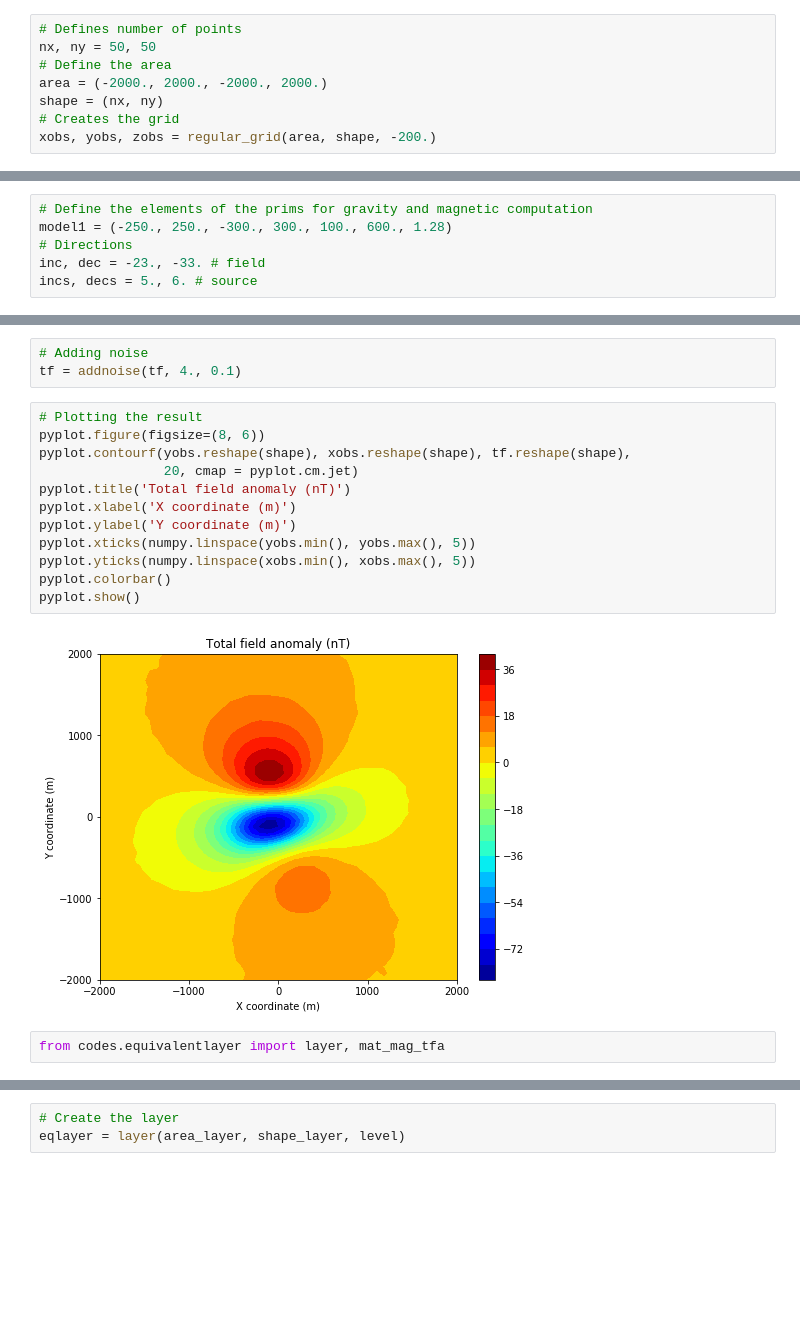
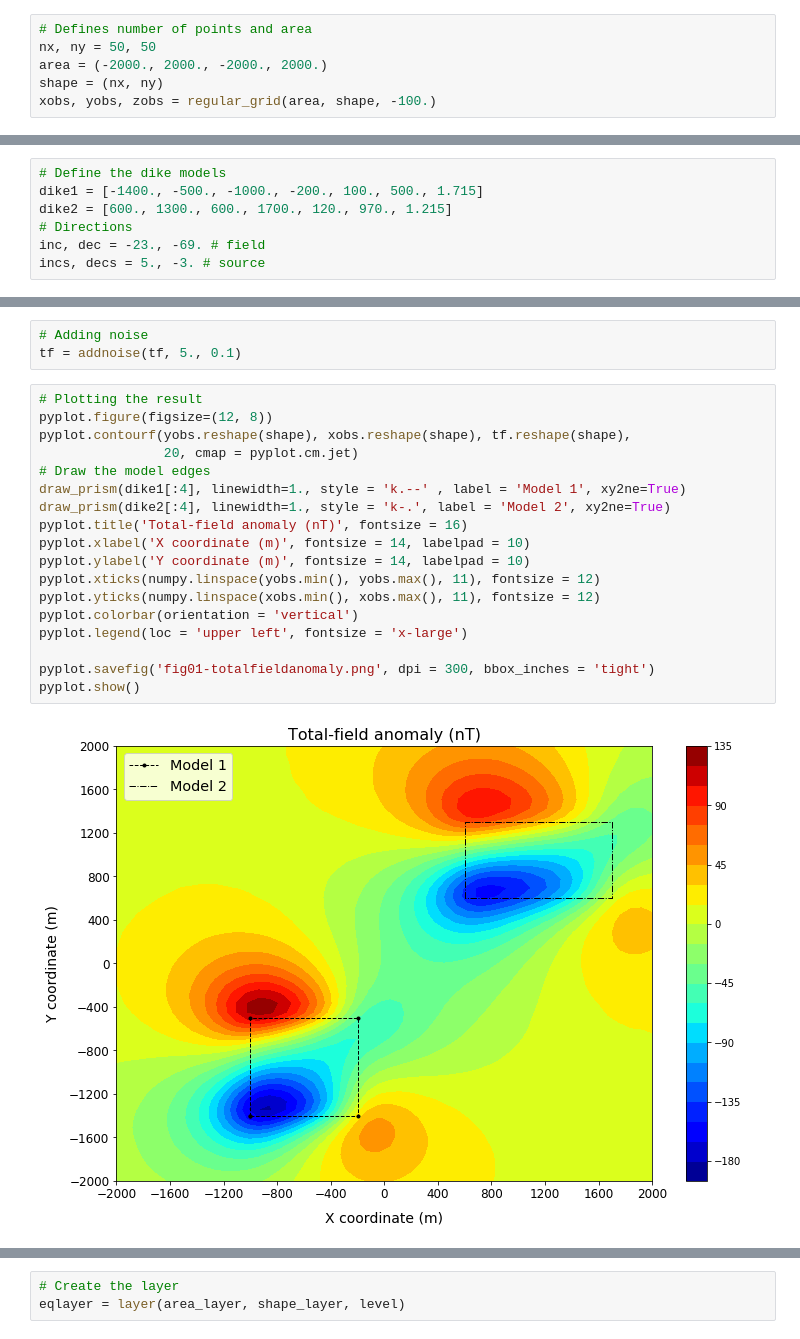
Before and after one commit to nelsondelimar/master, a Jupyter notebook: correlation_eqlayer.ipynb, the cells around one changed output, grey strips where cells are left out. Cells and saved outputs as stored; diff of their text form; blank space fills up the shorter version.

```diff
--- a/correlation_eqlayer.ipynb
+++ b/correlation_eqlayer.ipynb
@@ -11,8 +16,6 @@ from codes.statistical import analysis
 # %%
-# Defines number of points
+# Defines number of points and area
 nx, ny = 50, 50
-# Define the area
 area = (-2000., 2000., -2000., 2000.)
 shape = (nx, ny)
-# Creates the grid
-xobs, yobs, zobs = regular_grid(area, shape, -200.)
+xobs, yobs, zobs = regular_grid(area, shape, -100.)
@@ -19,8 +24,9 @@ xobs, yobs, zobs = regular_grid(area, shape, -200.)
 # %%
-# Define the elements of the prims for gravity and magnetic computation
-model1 = (-250., 250., -300., 300., 100., 600., 1.28)
+# Define the dike models
+dike1 = [-1400., -500., -1000., -200., 100., 500., 1.715]
+dike2 = [600., 1300., 600., 1700., 120., 970., 1.215]
 # Directions
-inc, dec = -23., -33. # field
-incs, decs = 5., 6. # source
+inc, dec = -23., -69. # field
+incs, decs = 5., -3. # source
 # %%
 # Computes the total field anomaly
@@ -35,22 +43,26 @@ Variation:  121.7904 nT
 # %%
 # Adding noise
-tf = addnoise(tf, 4., 0.1)
+tf = addnoise(tf, 5., 0.1)
 # %%
 # Plotting the result
-pyplot.figure(figsize=(8, 6))
+pyplot.figure(figsize=(12, 8))
 pyplot.contourf(yobs.reshape(shape), xobs.reshape(shape), tf.reshape(shape),
                 20, cmap = pyplot.cm.jet)
-pyplot.title('Total field anomaly (nT)')
-pyplot.xlabel('X coordinate (m)')
-pyplot.ylabel('Y coordinate (m)')
-pyplot.xticks(numpy.linspace(yobs.min(), yobs.max(), 5))
-pyplot.yticks(numpy.linspace(xobs.min(), xobs.max(), 5))
-pyplot.colorbar()
+# Draw the model edges
+draw_prism(dike1[:4], linewidth=1., style = 'k.--' , label = 'Model 1', xy2ne=True)
+draw_prism(dike2[:4], linewidth=1., style = 'k-.', label = 'Model 2', xy2ne=True)
+pyplot.title('Total-field anomaly (nT)', fontsize = 16)
+pyplot.xlabel('X coordinate (m)', fontsize = 14, labelpad = 10)
+pyplot.ylabel('Y coordinate (m)', fontsize = 14, labelpad = 10)
+pyplot.xticks(numpy.linspace(yobs.min(), yobs.max(), 11), fontsize = 12)
+pyplot.yticks(numpy.linspace(xobs.min(), xobs.max(), 11), fontsize = 12)
+pyplot.colorbar(orientation = 'vertical')
+pyplot.legend(loc = 'upper left', fontsize = 'x-large')
+
+pyplot.savefig('fig01-totalfieldanomaly.png', dpi = 300, bbox_inches = 'tight')
 pyplot.show()
 # %% [output]
-[figure, old version]
+[figure, new version]
-# %%
-from codes.equivalentlayer import layer, mat_mag_tfa
 # %%
 # Layer informations
 area_layer = (-2000., 2000., -2000., 2000.)
```
Also changed, not shown: parts of 70 cells of this notebook.
